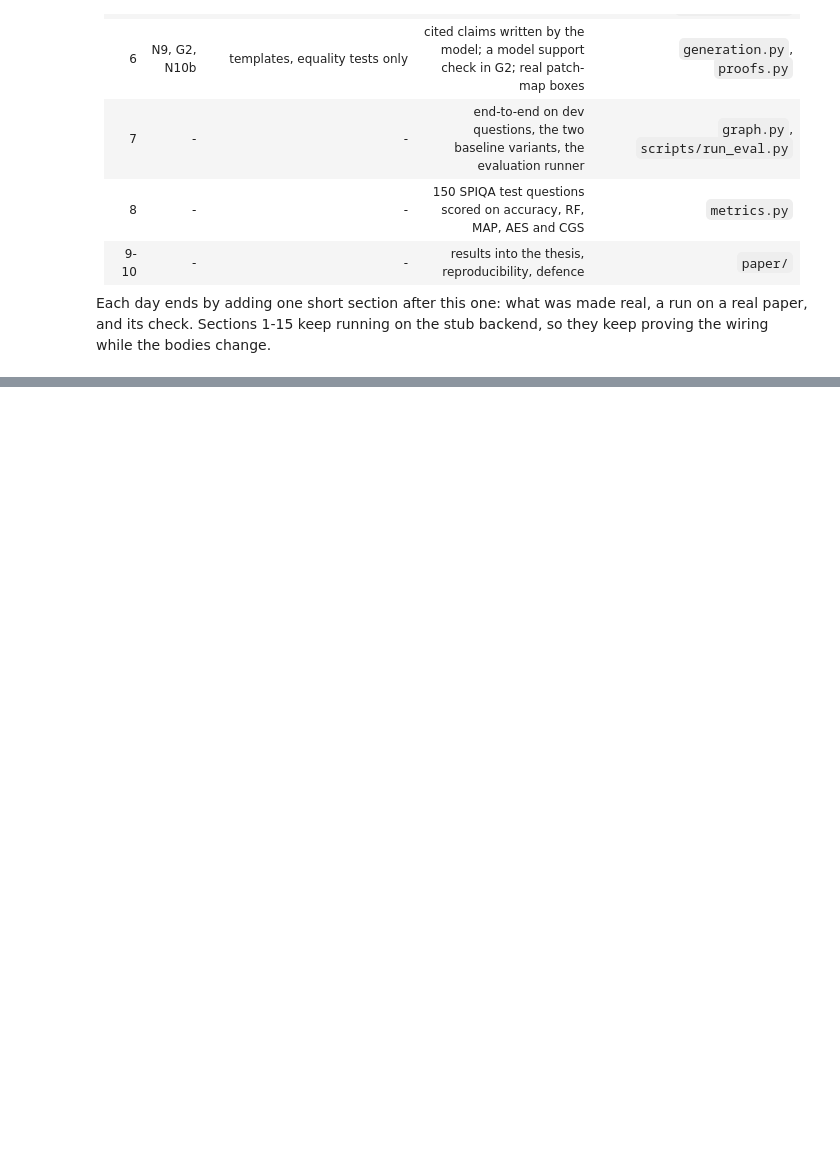
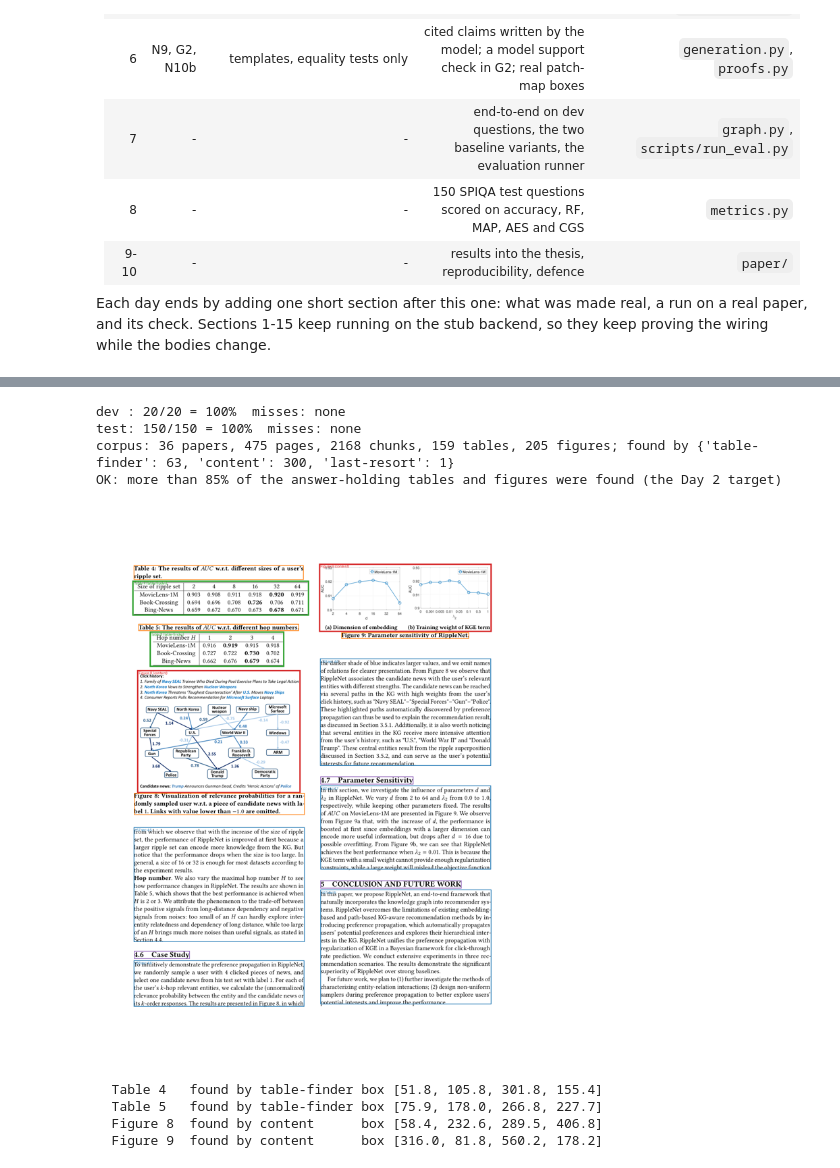
Before and after one commit to Tamim2276/Grounded_Explanation_Agent, a Jupyter notebook: notebooks/langgraph_demo.ipynb, the cells around one changed output, grey strips where cells are left out. Drawn from its saved outputs; the diff is of its cells as text; code cells hidden in the pictures; blank space fills up the shorter version.

```diff
--- a/notebooks/langgraph_demo.ipynb
+++ b/notebooks/langgraph_demo.ipynb
@@ -3468,0 +3558,35 @@ proving the wiring while the bodies change.
+# %%
+# 17A: coverage -- is the table or figure each question's answer lives in among the records?
+import json
+
+report = json.loads((cfg.PROJECT_ROOT / "results" / "day2_coverage.json").read_text(encoding="utf-8"))
+for split in ("dev", "test"):
+    r = report[split]
+    print(f"{split:4s}: {r['found']}/{r['questions']} = {r['share']:.0%}  misses: {r['misses'] or 'none'}")
+c = report["corpus"]
+print(f"corpus: {c['papers']} papers, {c['pages']} pages, {c['chunks']} chunks, "
+      f"{c['tables']} tables, {c['figures']} figures; found by {c['found_by']}")
+assert report["dev"]["share"] >= 0.85 and report["test"]["share"] >= 0.85
+print("OK: more than 85% of the answer-holding tables and figures were found (the Day 2 target)")
+# %% [output]
+dev : 20/20 = 100%  misses: none
+test: 150/150 = 100%  misses: none
+corpus: 36 papers, 475 pages, 2168 chunks, 159 tables, 205 figures; found by {'table-finder': 63, 'content': 300, 'last-resort': 1}
+OK: more than 85% of the answer-holding tables and figures were found (the Day 2 target)
+# %%
+# 17B: a real page with everything N3 found on it
+# blue: chunks   green: tables   red: figures   orange: captions   purple: headings
+from gea.ingest import draw_page
+
+pid, n = "1803.03467v4", 9
+paper = json.loads((cfg.DATA_DIR / "corpus" / pid / "corpus.json").read_text(encoding="utf-8"))
+display(draw_page(paper, cfg.DATA_DIR / "corpus" / pid, n).resize((640, 828)))
+for r in paper["tables"] + paper["figures"]:
+    if r["page"] == n:
+        print(f"  {r['label']:9s} found by {r['found_by']:12s} box {r['bbox']}")
+# %% [output]
+[figure, added]
+  Table 4   found by table-finder box [51.8, 105.8, 301.8, 155.4]
+  Table 5   found by table-finder box [75.9, 178.0, 266.8, 227.7]
+  Figure 8  found by content      box [58.4, 232.6, 289.5, 406.8]
+  Figure 9  found by content      box [316.0, 81.8, 560.2, 178.2]
```
Also changed, not shown: parts of 5 cells of this notebook, 7 other files.
